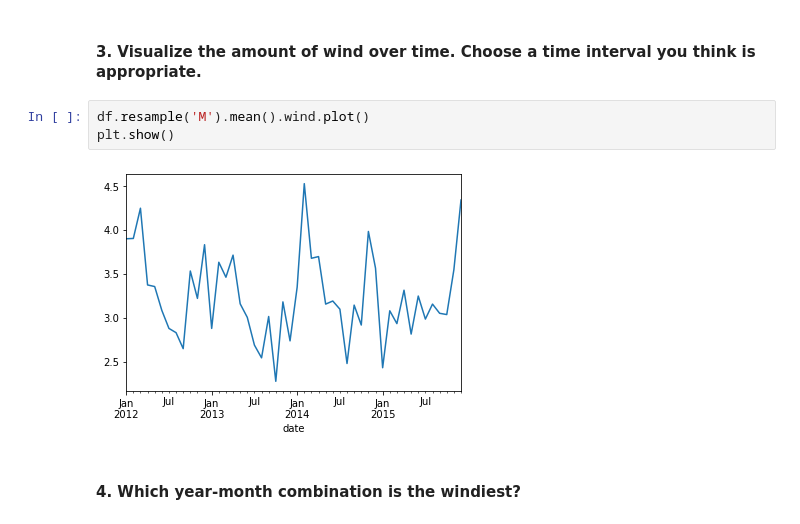
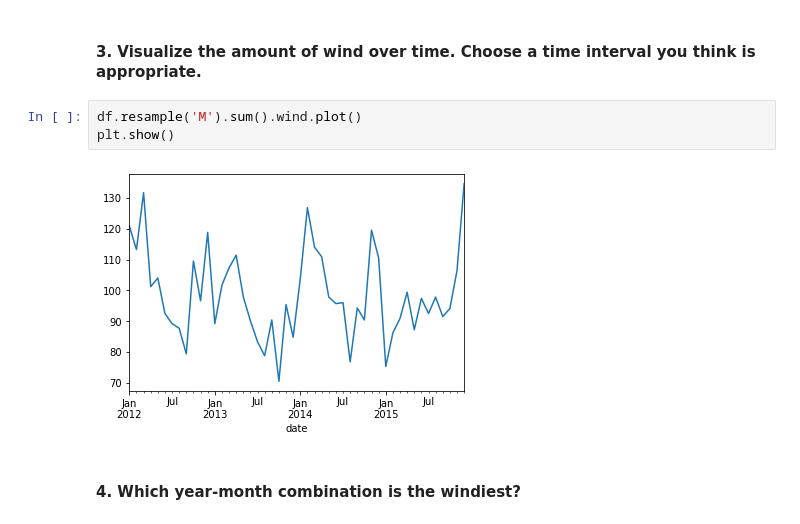
Before and after one commit to morgancross2/time-series-exercises, a Jupyter notebook: datetime_exercises.ipynb, the cells around one changed output. Cells and saved outputs as stored; diff of their text form.

```diff
--- a/datetime_exercises.ipynb
+++ b/datetime_exercises.ipynb
@@ -170,10 +171,10 @@ plt.show()
 # %% [markdown]
 #### 3. Visualize the amount of wind over time. Choose a time interval you think is appropriate.
 # %%
-df.resample('M').mean().wind.plot()
+df.resample('M').sum().wind.plot()
 plt.show()
 # %% [output]
-[figure, old version]
+[figure, new version]
 # %% [markdown]
 #### 4. Which year-month combination is the windiest?
 # %%
```
Also changed, not shown: parts of 21 cells of this notebook.
